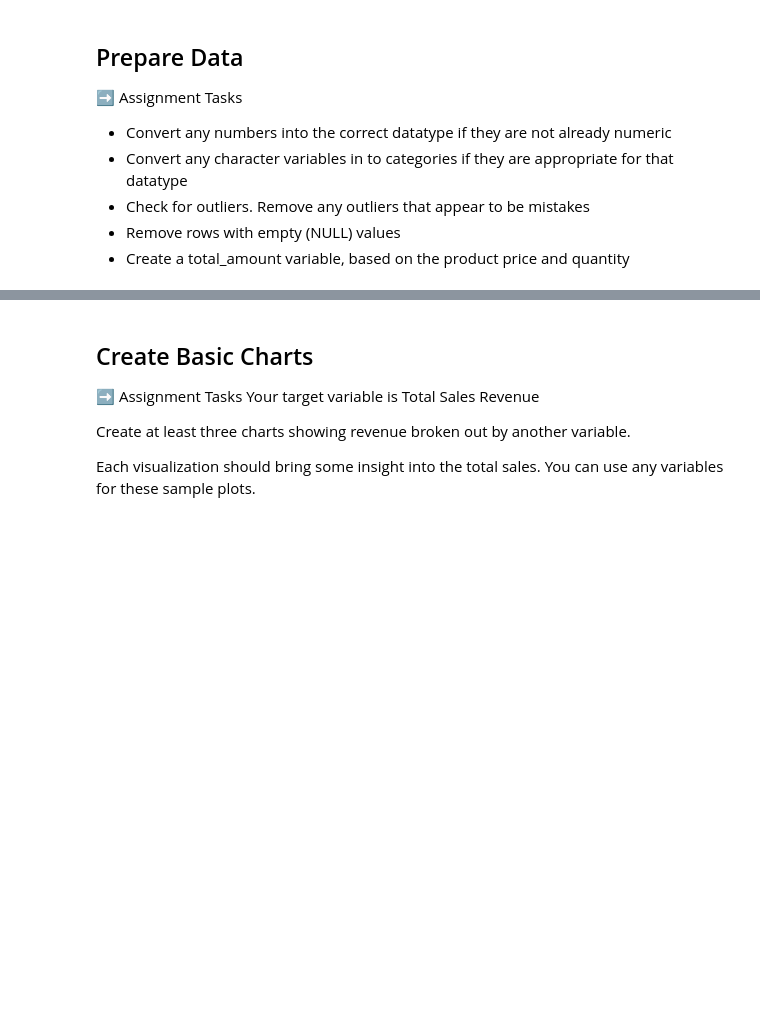
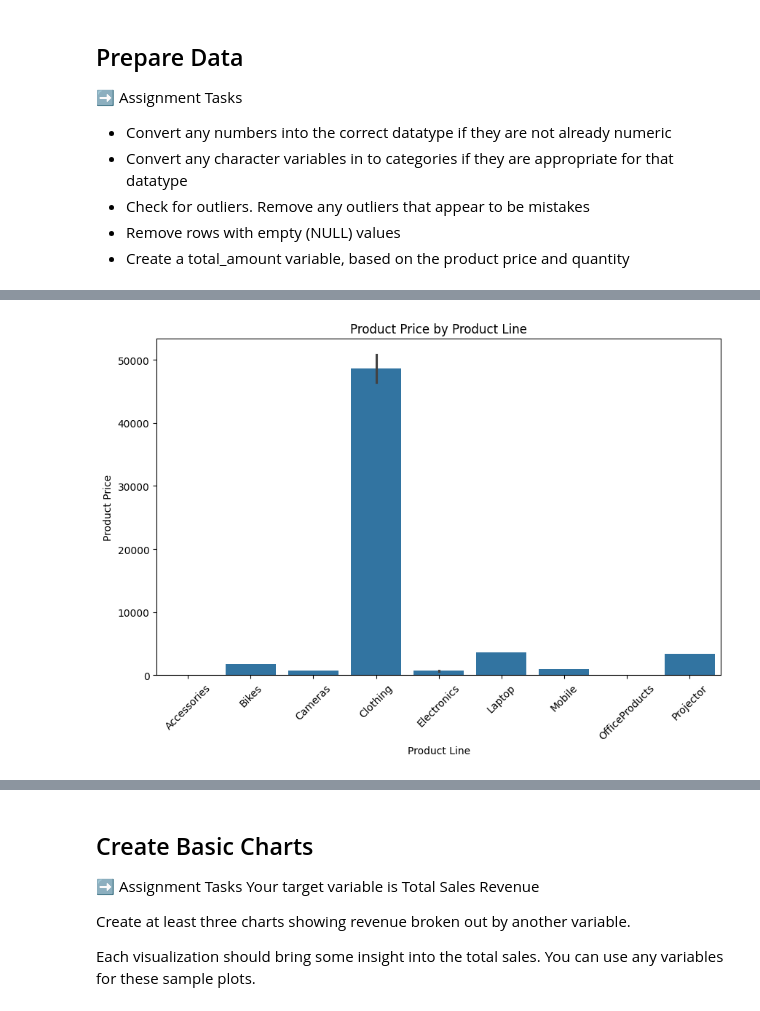
Before and after one commit to matiasarmesto/businessanalytics, a Jupyter notebook: Labs/Scripts/lab_06_retailer_eda.ipynb, the cells around one changed output, grey strips where cells are left out. Cells and saved outputs as stored; diff of their text form; code cells hidden in the pictures; blank space fills up the shorter version.

```diff
--- a/Labs/Scripts/lab_06_retailer_eda.ipynb
+++ b/Labs/Scripts/lab_06_retailer_eda.ipynb
@@ -41,3 +45,5 @@ PRODUCT VARIABLES:
 - Import data from the SuperStore retail dataset into a dataframe (in GitHub go to Labs > DataSets)
 - Describe or profile the dataframe.
 - If your record count doesn't match the source file, then resolve the issue
+# %%
+df=pd.read_csv('https://raw.githubusercontent.com/Stan-Pugsley/is_4487_base/main/Labs/DataSets/superstore_retail_orders.csv')
@@ -52,0 +99,6 @@ PRODUCT VARIABLES:
+# %%
+#converting order_date and order_year_month from string to datetime datatypes
+df['order_date'] = pd.to_datetime(df['order_date'], format='%Y-%m-%d', errors='coerce')
+df['order_year_month'] = pd.PeriodIndex(df['order_year_month'], freq='M')
+
+print(df.info())
@@ -52,0 +123,7 @@ PRODUCT VARIABLES:
+# %%
+#converting any character variables in to categories
+for col in ['order_type', 'product_name','product_line', 'product_status', 'city', 'state_province']:
+    if col in df.columns:
+        df[col] = df[col].astype('category')
+
+print(df.info())
@@ -52,0 +148,13 @@ PRODUCT VARIABLES:
+# %%
+#created bargraph to see product_price, and product_line
+
+import matplotlib.pyplot as plt
+plt.figure(figsize=(10, 6))
+sns.barplot(x='product_line', y='product_price', data=df)
+plt.title('Product Price by Product Line')
+plt.xlabel('Product Line')
+plt.ylabel('Product Price')
+plt.xticks(rotation=45)
+plt.show()
+# %% [output]
+[figure, added]
```
Also changed, not shown: parts of 10 cells of this notebook.
